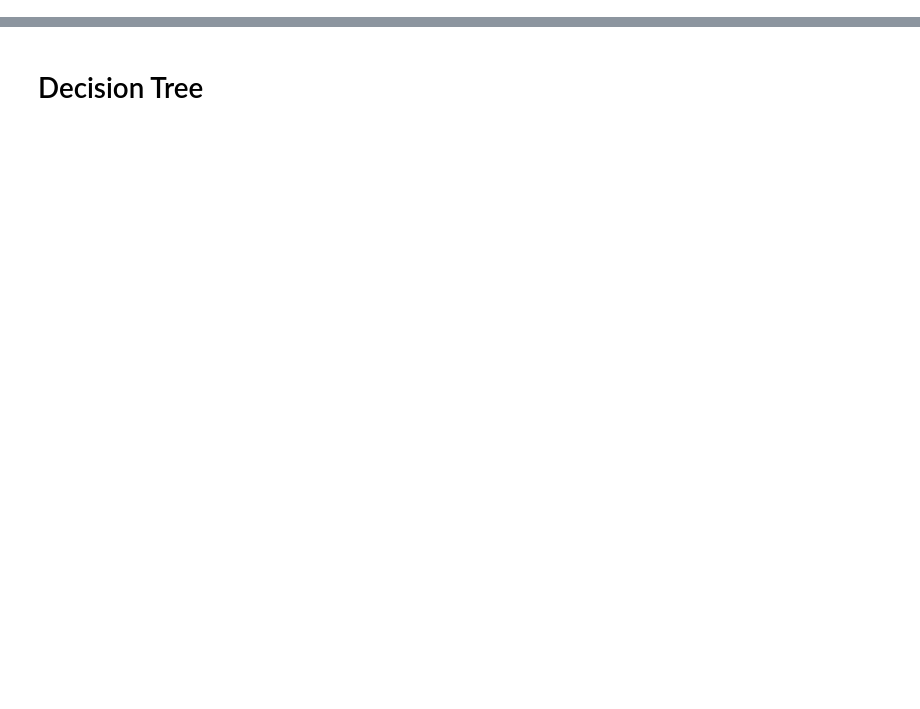
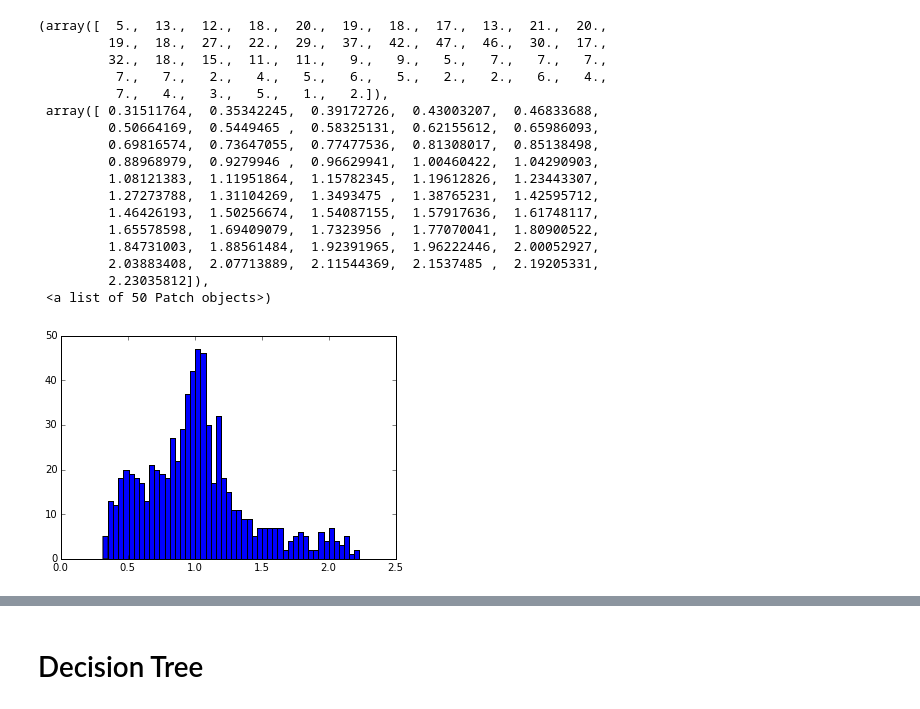
Before and after one commit to omar-moreno/hps-analysis, a Jupyter notebook: python/notebooks/moller_classification.ipynb, the cells around one changed output, grey strips where cells are left out. Drawn from its saved outputs; the diff is of its cells as text; code cells hidden in the pictures; blank space fills up the shorter version.

```diff
--- a/python/notebooks/moller_classification.ipynb
+++ b/python/notebooks/moller_classification.ipynb
@@ -32,0 +51,22 @@ plt.hist(cluster_pair_energy_high, 10, normed=1, facecolor='green', alpha=0.5)
+# %%
+cluster_pair_energy_sum = cluster_pair_energy_high + cluster_pair_energy_low
+plt.hist(cluster_pair_energy_sum, 50)
+# %% [output]
+(array([  5.,  13.,  12.,  18.,  20.,  19.,  18.,  17.,  13.,  21.,  20.,
+         19.,  18.,  27.,  22.,  29.,  37.,  42.,  47.,  46.,  30.,  17.,
+         32.,  18.,  15.,  11.,  11.,   9.,   9.,   5.,   7.,   7.,   7.,
+          7.,   7.,   2.,   4.,   5.,   6.,   5.,   2.,   2.,   6.,   4.,
+          7.,   4.,   3.,   5.,   1.,   2.]),
+ array([ 0.31511764,  0.35342245,  0.39172726,  0.43003207,  0.46833688,
+         0.50664169,  0.5449465 ,  0.58325131,  0.62155612,  0.65986093,
+         0.69816574,  0.73647055,  0.77477536,  0.81308017,  0.85138498,
+         0.88968979,  0.9279946 ,  0.96629941,  1.00460422,  1.04290903,
+         1.08121383,  1.11951864,  1.15782345,  1.19612826,  1.23443307,
+         1.27273788,  1.31104269,  1.3493475 ,  1.38765231,  1.42595712,
+         1.46426193,  1.50256674,  1.54087155,  1.57917636,  1.61748117,
+         1.65578598,  1.69409079,  1.7323956 ,  1.77070041,  1.80900522,
+         1.84731003,  1.88561484,  1.92391965,  1.96222446,  2.00052927,
+         2.03883408,  2.07713889,  2.11544369,  2.1537485 ,  2.19205331,
+         2.23035812]),
+ <a list of 50 Patch objects>)
+[figure, added]
```
Also changed, not shown: parts of 17 cells of this notebook.
